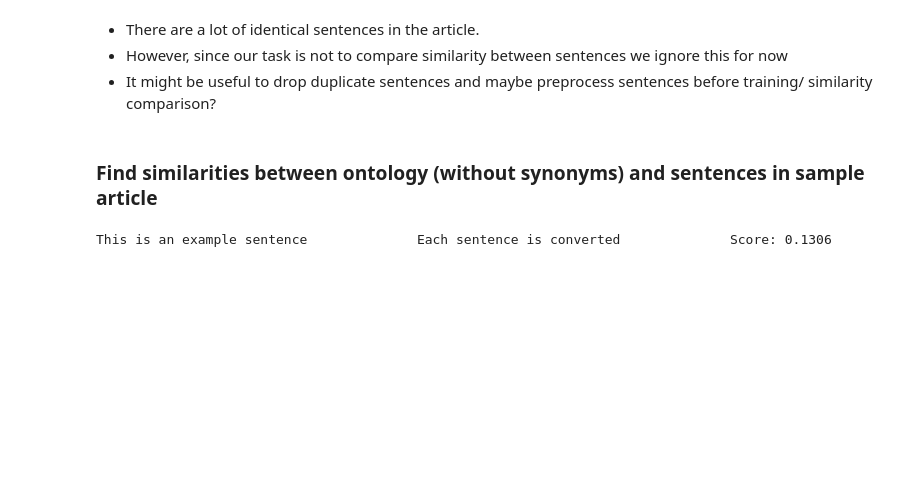
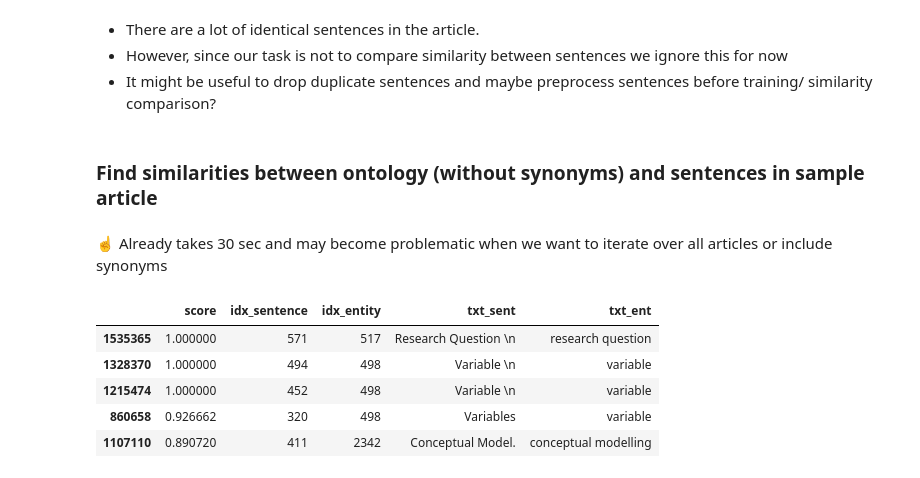
Before and after one commit to hoangminhanh/TWSM_Lab, a Jupyter notebook: Project/Notebooks/PH_EDA.ipynb, the cells around one changed output. Drawn from its saved outputs; the diff is of its cells as text; code cells hidden in the pictures; blank space fills up the shorter version.

```diff
--- a/Project/Notebooks/PH_EDA.ipynb
+++ b/Project/Notebooks/PH_EDA.ipynb
@@ -412,27 +419,28 @@ sim_sentences
 #List of unique entities from ontology (first without synonyms)
 entities_unique = ontology_syn.entity_id.unique().tolist()
 # %%
-#Record execution time
-%%time
+def find_similarity_sent_ent(sentences, entities):
+  '''Compute cosine similarity between sentences and entities. Returns dataframe with score, idx & text of entities and sentences'''
 
-#Compute embeddings
-embeddings_sentences = model.encode(all_sentences, convert_to_tensor=True)
-embeddings_entities = model.encode(entities_unique, convert_to_tensor=True)
+  #Compute embeddings
+  embeddings_sentences = model.encode(sentences, convert_to_tensor=True)
+  embeddings_entities = model.encode(entities, convert_to_tensor=True)
 
-#Compute cosine-similarities for each sentence with each other sentence
-cosine_scores = util.cos_sim(embeddings_sentences, embeddings_entities)
+  #Compute cosine-similarities for each sentence with each other entity
+  cosine_scores = util.cos_sim(embeddings_sentences, embeddings_entities)
 
-#Find the pairs with the highest cosine similarity scores
-pairs = []
-for i in range(len(cosine_scores)-1):
-    for j in range(i+1, len(cosine_scores)):
-        pairs.append({'index': [i, j], 'score': cosine_scores[i][j]})
+  #Find the pairs with the highest cosine similarity scores
+  pairs = []
+  for i in range(len(cosine_scores)-1):
+      for j in range(0, cosine_scores.shape[1]-1):
+          pairs.append({'score': np.float64(cosine_scores[i][j]), 'idx_sentence': i, 'idx_entity':j})
 
-#Sort scores in decreasing order
-pairs = sorted(pairs, key=lambda x: x['score'], reverse=True)
+  # Convert to df and recreate text
+  pairs_df = pd.DataFrame(pairs)
+  pairs_df[["txt_sent"]] = pairs_df[["idx_sentence"]].applymap(lambda x:  sentences[x])
+  pairs_df[["txt_ent"]] = pairs_df[["idx_entity"]].applymap(lambda x:  entities[x])
 
-for pair in pairs[0:10]:
-    i, j = pair['index']
-    print("{} \t\t {} \t\t Score: {:.4f}".format(all_sentences[i], entities_unique[j], pair['score']))
+  #Sort scores in decreasing order
+  pairs_df.sort_values(by="score", ascending=False, inplace=True)
+
+  return pairs_df
-# %% [output]
-This is an example sentence              Each sentence is converted              Score: 0.1306
@@ -438,0 +450,12 @@ This is an example sentence              Each sentence is converted
+# %% [markdown]
+☝ Already takes 30 sec and may become problematic when we want to iterate over all articles or include synonyms
+# %%
+# Show dataframe
+pairs_df.head()
+# %% [output]
+|  | score | idx_sentence | idx_entity | txt_sent | txt_ent |
+| 1535365 | 1.000000 | 571 | 517 | Research Question \n | research question |
+| 1328370 | 1.000000 | 494 | 498 | Variable \n | variable |
+| 1215474 | 1.000000 | 452 | 498 | Variable \n | variable |
+| 860658 | 0.926662 | 320 | 498 | Variables | variable |
+| 1107110 | 0.890720 | 411 | 2342 | Conceptual Model. | conceptual modelling |
```
Also changed, not shown: parts of 25 cells of this notebook.
